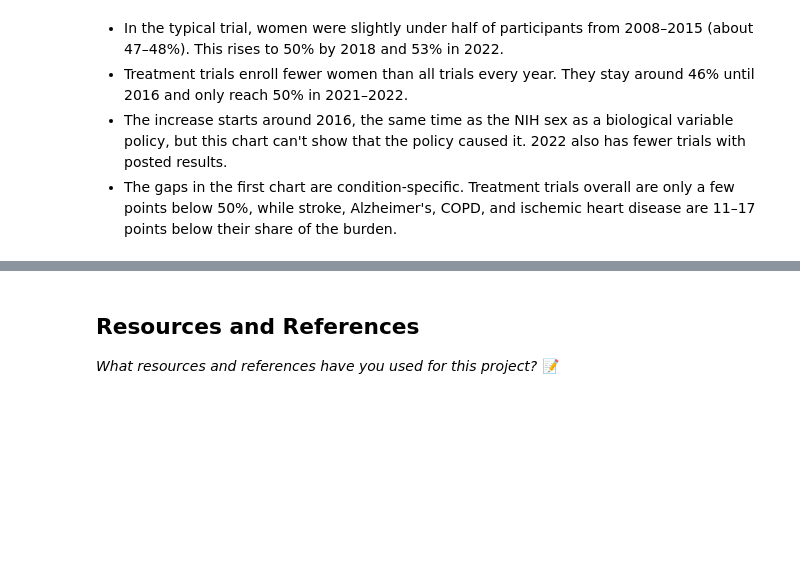
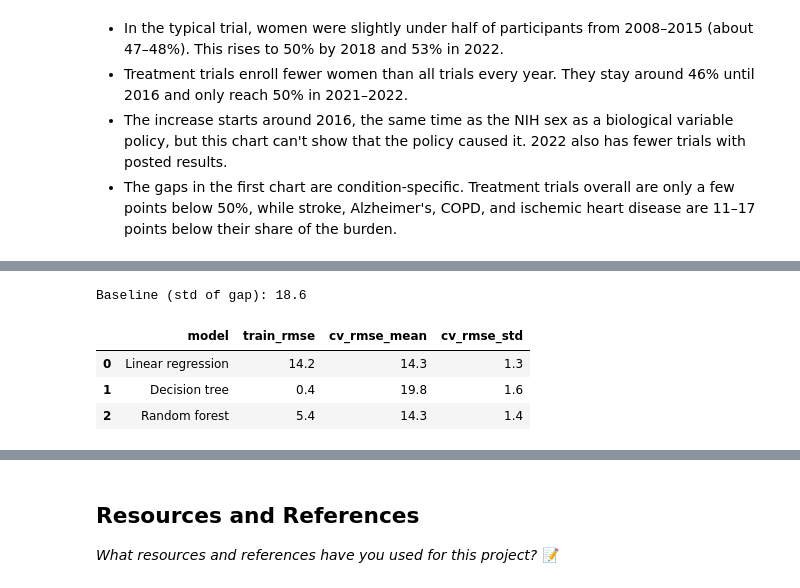
Before and after one commit to IT4063C-Fall2026/data-tech-analytics-final-project-smithmaria, a Jupyter notebook: source.ipynb, the cells around one changed output, grey strips where cells are left out. Cells and saved outputs as stored; diff of their text form; code cells hidden in the pictures; blank space fills up the shorter version.

```diff
--- a/source.ipynb
+++ b/source.ipynb
@@ -964,0 +1183,29 @@ fig.show()
+# %%
+from sklearn.linear_model import LinearRegression
+from sklearn.tree import DecisionTreeRegressor
+from sklearn.ensemble import RandomForestRegressor
+from sklearn.metrics import mean_squared_error
+from sklearn.model_selection import cross_val_score
+
+models = {
+    "Linear regression": LinearRegression(),
+    "Decision tree": DecisionTreeRegressor(random_state=42),
+    "Random forest": RandomForestRegressor(random_state=42),
+}
+
+results = []
+for name, model in models.items():
+    model.fit(X_train_clean, y_train)
+    train_rmse = np.sqrt(mean_squared_error(y_train, model.predict(X_train_clean)))
+    scores = cross_val_score(model, X_train_clean, y_train, cv=10, scoring="neg_mean_squared_error")
+    cv_rmse = np.sqrt(-scores)
+    results.append({"model": name, "train_rmse": train_rmse, "cv_rmse_mean": cv_rmse.mean(), "cv_rmse_std": cv_rmse.std()})
+
+print(f"Baseline (std of gap): {y_train.std():.1f}")
+pd.DataFrame(results).round(1)
+# %% [output]
+Baseline (std of gap): 18.6
+|  | model | train_rmse | cv_rmse_mean | cv_rmse_std |
+| 0 | Linear regression | 14.2 | 14.3 | 1.3 |
+| 1 | Decision tree | 0.4 | 19.8 | 1.6 |
+| 2 | Random forest | 5.4 | 14.3 | 1.4 |
```
Also changed, not shown: parts of 21 cells of this notebook, 2 other files.
